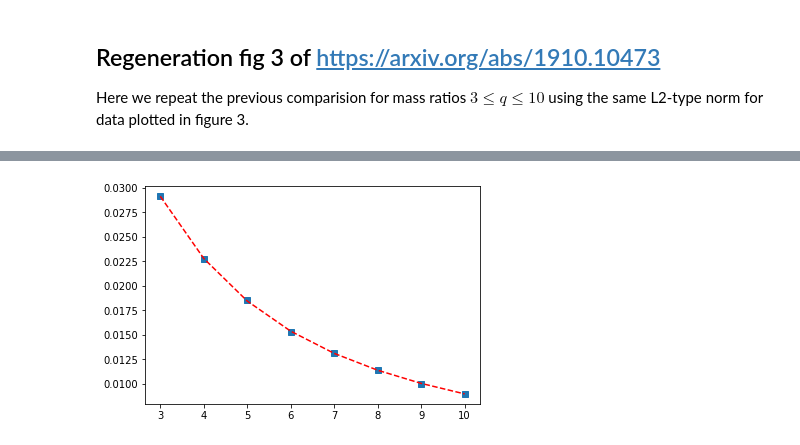
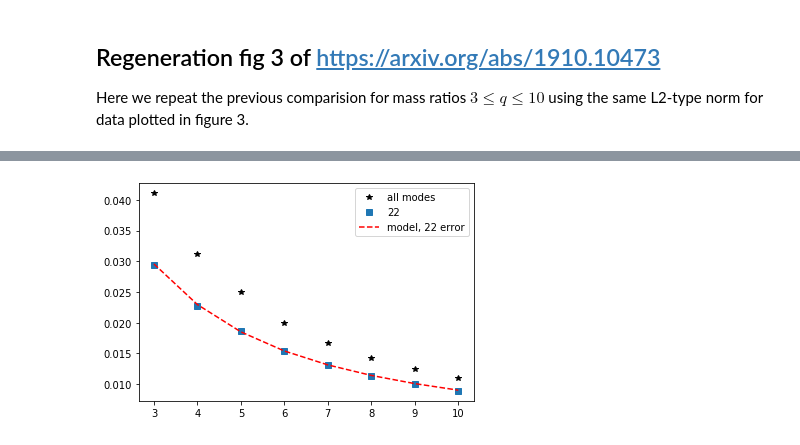
Before and after one commit to BlackHolePerturbationToolkit/EMRISurrogate, a Jupyter notebook: EMRISur1dq1e4.ipynb, the cells around one changed output, grey strips where cells are left out. Cells and saved outputs as stored; diff of their text form; code cells hidden in the pictures.

Commit message:
New mass scaling formula. Update notebook for multi-mode experiment

```diff
--- a/EMRISur1dq1e4.ipynb
+++ b/EMRISur1dq1e4.ipynb
@@ -180,5 +183,5 @@ Here we repeat the previous comparision for mass ratios $3 \leq q \leq 10$ using
 # %%
-l2_error = []
+l2_error_22 = []
 qs = [3,4,5,6,7,8,9,10]
 
 for q in qs:
@@ -192,6 +195,6 @@ for q in qs:
     minimize_norm_error(time_emri,h_emri[(2,2)],times_spec,h_spec[(2,2)],\
         euclidean_norm_sqrd,t_low_adj=5,t_up_adj=2,method='nelder-mead')
 
-    l2_error.append(mathcal_E_error_from_mode_list(h_ref, h1_matched))
-    print("q = %i, error = %e"%(q,l2_error[-1]))
+    l2_error_22.append(mathcal_E_error_from_mode_list(h_ref, h1_matched))
+    print("q = %i, error = %e"%(q,l2_error_22[-1]))
 # %% [output]
@@ -205,0 +211,24 @@ q = 10, error = 8.969378e-03
+# %%
+l2_error_multi_mode = []
+qs = [3,4,5,6,7,8,9,10]
+mode_to_match = (2,2)
+
+for q in qs:
+    modes_spec, times_spec, hp_spec, hc_spec = spec(q=q, mode_sum=False, fake_neg_modes=False)
+    h_spec = hp_spec + 1.0j*hc_spec
+    h_spec = modes_list_to_dict(modes_spec,h_spec)
+
+    time_emri, h_emri = emriSur.generate_surrogate(q)
+
+    [rel_mode_errors, min_norm_sphere], [tc, z_rot_opt], [t1,h_emri_matched,h_spec_matched] = \
+    minimize_norm_error_multi_mode(time_emri,h_emri,\
+                                           times_spec,h_spec,\
+                                           mode_list=None,ell_m_match=mode_to_match,\
+                                           t_low_adj=5,t_up_adj=2,method='nelder-mead',verbose=False)
+    #print(rel_mode_errors)
+    #print(min_norm_sphere)
+    #print("tc = ",tc)
+    #print(z_rot_opt)
+    #print(-z_rot_opt*2.) # should be value of rotating the (2,2) mode
+    l2_error_multi_mode.append(mathcal_E_error_from_mode_dict(h_emri_matched, h_spec_matched))
+    print("q = %i, error = %e"%(q,l2_error_multi_mode[-1]))
@@ -206,12 +252,14 @@ q = 10, error = 8.969378e-03
 # %%
 # Ref https://arxiv.org/abs/1910.10473 also models the difference between NR and the EMRI mode,
 # which we show agrees with the data just generated above
 nus = q_to_nu(np.array(qs))
-error_model = 0.07625433*nus + 0.3647208*nus**2.0 + 0.3073809*nus**3.0
+error_model_22 =  0.08211135*nus + 0.2698017*nus**2 + 0.7116969*nus**3
 
 plt.figure(1)
-plt.plot(qs, l2_error, 's')
-plt.plot(qs, error_model,'r--')
+plt.plot(qs, l2_error_multi_mode, 'k*',label='all modes')
+plt.plot(qs, l2_error_22, 's',label='22')
+plt.plot(qs, error_model_22,'r--',label='model, 22 error')
+plt.legend()
 plt.show()
 # %% [output]
-[figure, old version]
+[figure, new version]
```
Also changed, not shown: parts of 8 cells of this notebook, 1 other file.
